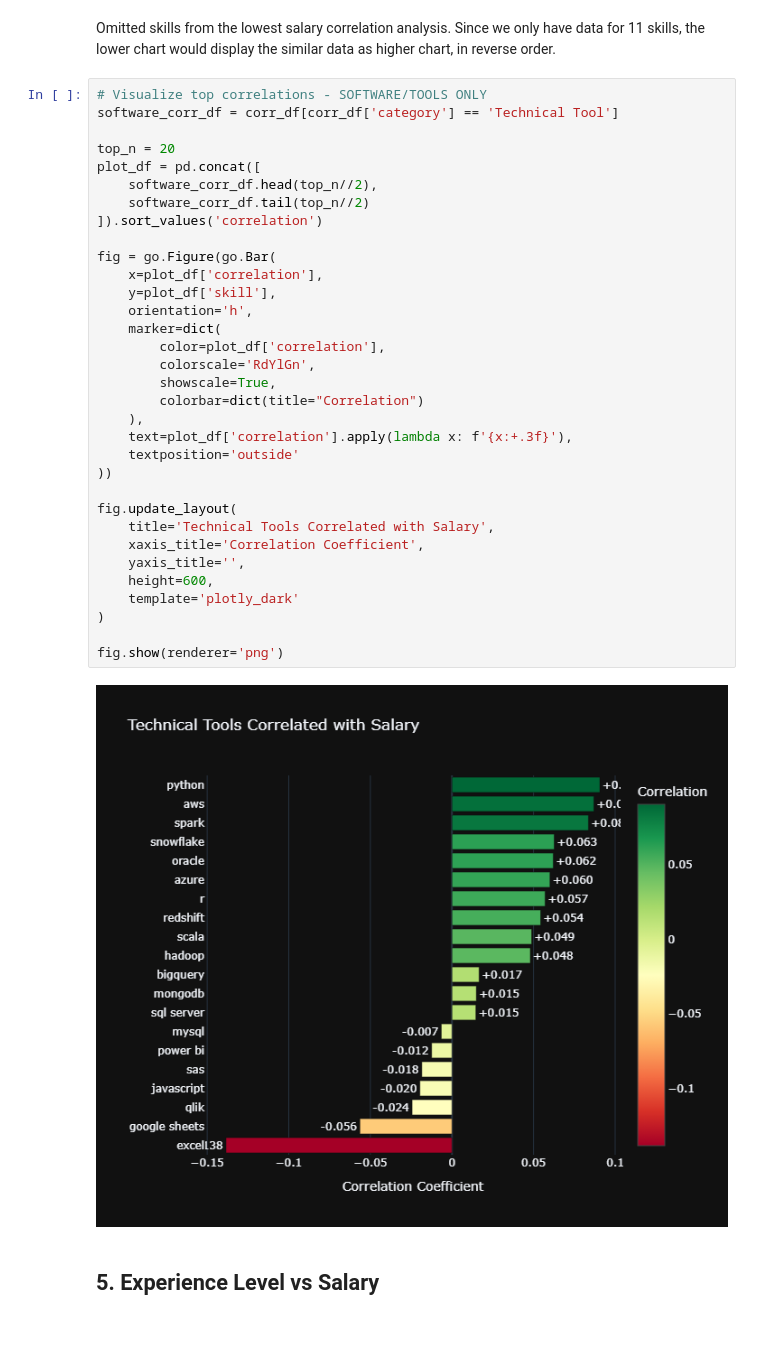
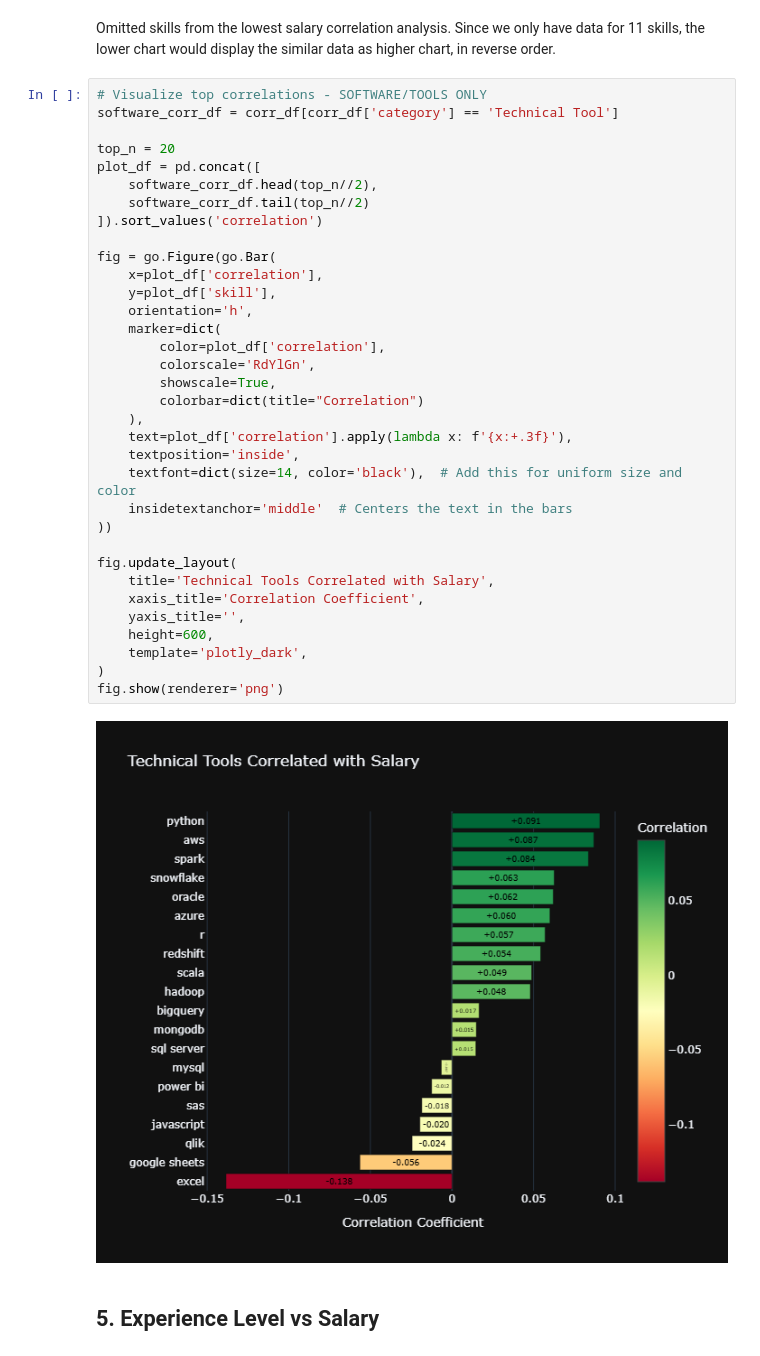
Before and after one commit to shaneMcCabe2/data-analyst-job-market, a Jupyter notebook: notebooks/02_hypothesis_testing.ipynb, the cells around one changed output. Drawn from its saved outputs; the diff is of its cells as text.

Commit message:
Plotly chart update

```diff
--- a/notebooks/02_hypothesis_testing.ipynb
+++ b/notebooks/02_hypothesis_testing.ipynb
@@ -427,37 +427,38 @@ Omitted skills from the lowest salary correlation analysis. Since we only have d
 # Visualize top correlations - SOFTWARE/TOOLS ONLY
 software_corr_df = corr_df[corr_df['category'] == 'Technical Tool']
 
 top_n = 20
 plot_df = pd.concat([
     software_corr_df.head(top_n//2),
     software_corr_df.tail(top_n//2)
 ]).sort_values('correlation')
 
 fig = go.Figure(go.Bar(
     x=plot_df['correlation'],
     y=plot_df['skill'],
     orientation='h',
     marker=dict(
         color=plot_df['correlation'],
         colorscale='RdYlGn',
         showscale=True,
         colorbar=dict(title="Correlation")
     ),
     text=plot_df['correlation'].apply(lambda x: f'{x:+.3f}'),
-    textposition='outside'
+    textposition='inside',
+    textfont=dict(size=14, color='black'),  # Add this for uniform size and color
+    insidetextanchor='middle'  # Centers the text in the bars
 ))
 
 fig.update_layout(
     title='Technical Tools Correlated with Salary',
     xaxis_title='Correlation Coefficient',
     yaxis_title='',
     height=600,
-    template='plotly_dark'
+    template='plotly_dark',
 )
-
 fig.show(renderer='png')
 # %% [output]
-[figure, old version]
+[figure, new version]
 # %% [markdown]
 ## 5. Experience Level vs Salary
 # %%
```
Also changed, not shown: parts of 2 cells of this notebook.
